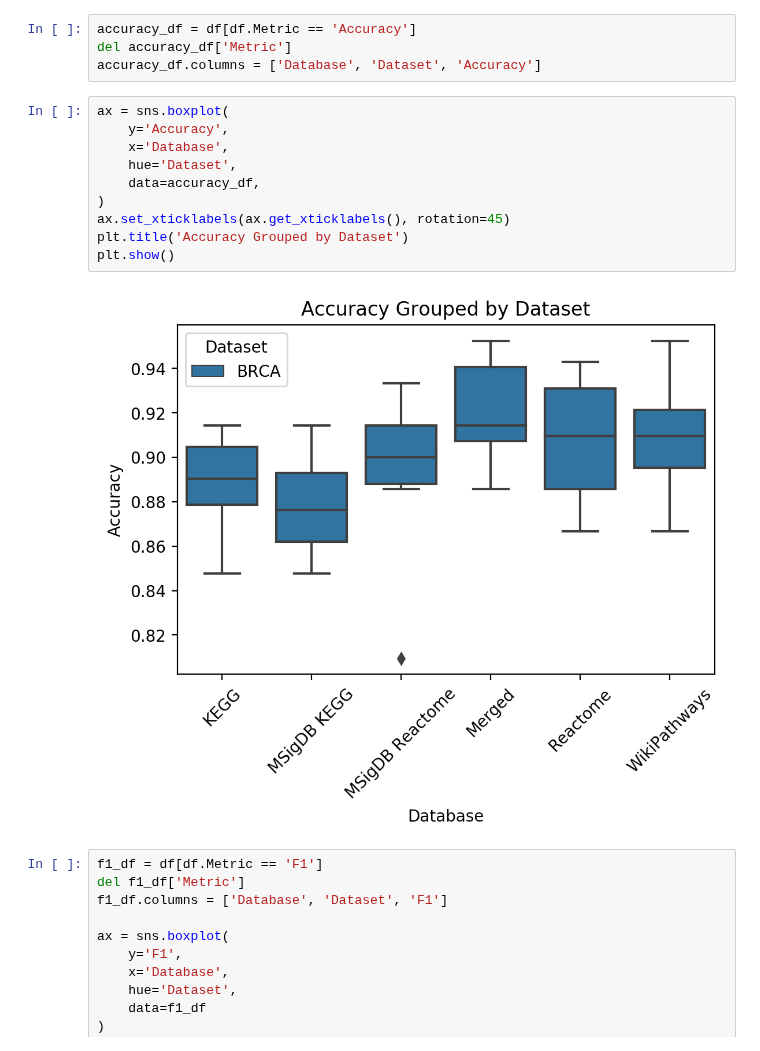
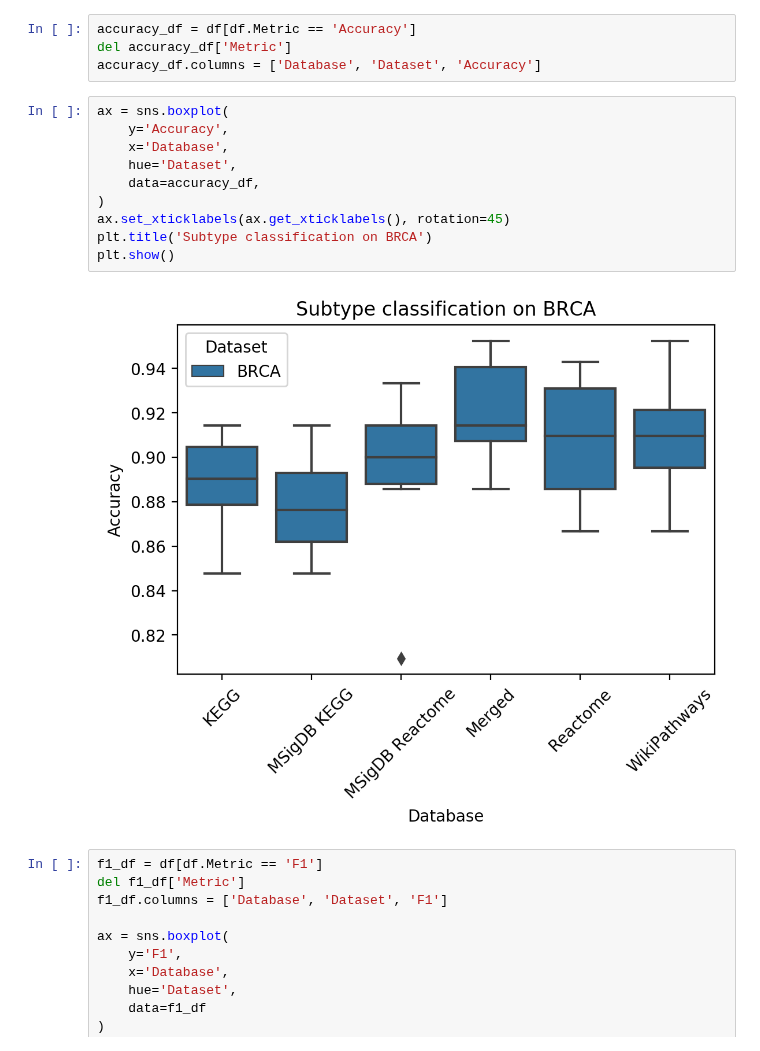
Before and after one commit to pathwayforte/results, a Jupyter notebook: notebooks/evaluation/Plot Evaluation of Subtype Classification.ipynb, the cells around one changed output. Drawn from its saved outputs; the diff is of its cells as text.

```diff
--- a/notebooks/evaluation/Plot Evaluation of Subtype Classification.ipynb
+++ b/notebooks/evaluation/Plot Evaluation of Subtype Classification.ipynb
@@ -44,15 +44,15 @@ accuracy_df.columns = ['Database', 'Dataset', 'Accuracy']
 # %%
 ax = sns.boxplot(
     y='Accuracy',
     x='Database',
     hue='Dataset',
     data=accuracy_df,
 )
 ax.set_xticklabels(ax.get_xticklabels(), rotation=45)
-plt.title('Accuracy Grouped by Dataset')
+plt.title('Subtype classification on BRCA')
 plt.show()
 # %% [output]
-[figure, old version]
+[figure, new version]
 # %%
 f1_df = df[df.Metric == 'F1']
 del f1_df['Metric']
```
Also changed, not shown: parts of 3 cells of this notebook, 2 other files.
